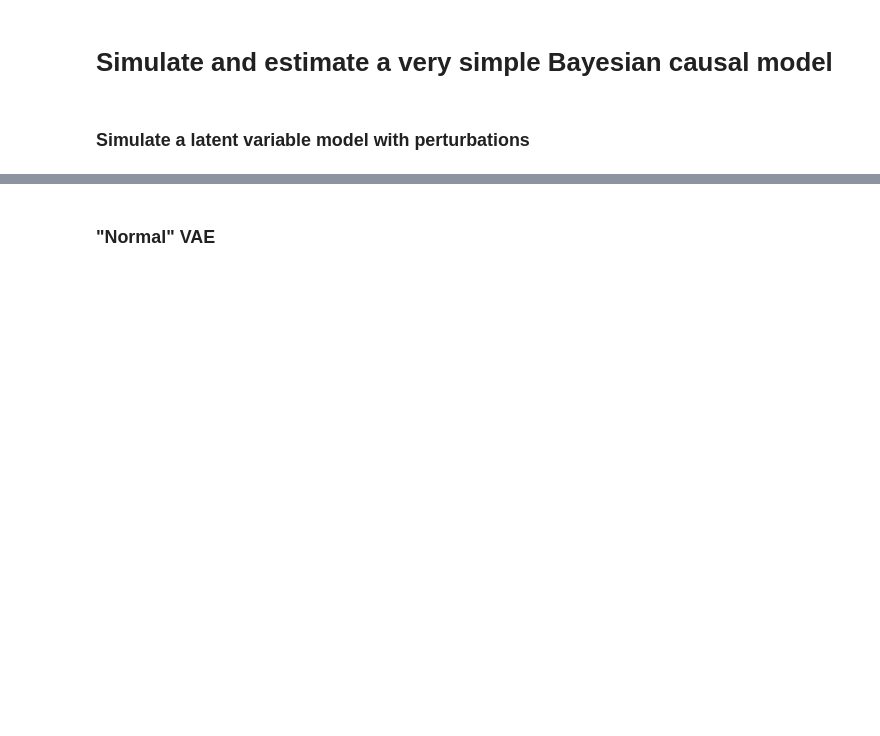
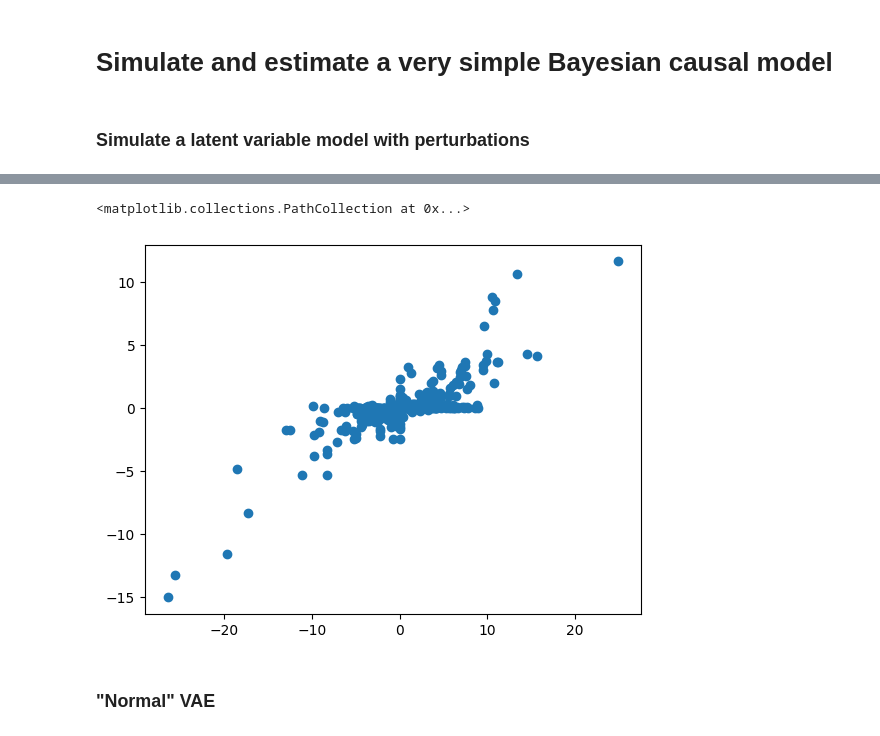
Before and after one commit to mincheoly/PerturbVI, a Jupyter notebook: examples/simulation.ipynb, the cells around one changed output, grey strips where cells are left out. Cells and saved outputs as stored; diff of their text form; code cells hidden in the pictures; blank space fills up the shorter version.

```diff
--- a/examples/simulation.ipynb
+++ b/examples/simulation.ipynb
@@ -76,3 +238,12 @@ def reset_model_weights(layer):
+# %%
+effect_size = beta@W
+# %%
+effect_size_hat = (model.perturb.weight.T@model.decoder.weight.T).cpu().detach().numpy()
+# %%
+plt.scatter(effect_size.ravel(), effect_size_hat.ravel())
+# %% [output]
+<matplotlib.collections.PathCollection at 0x...>
+[figure, added]
 # %% [markdown]
 ### "Normal" VAE
 # %%
```
Also changed, not shown: parts of 20 cells of this notebook.
